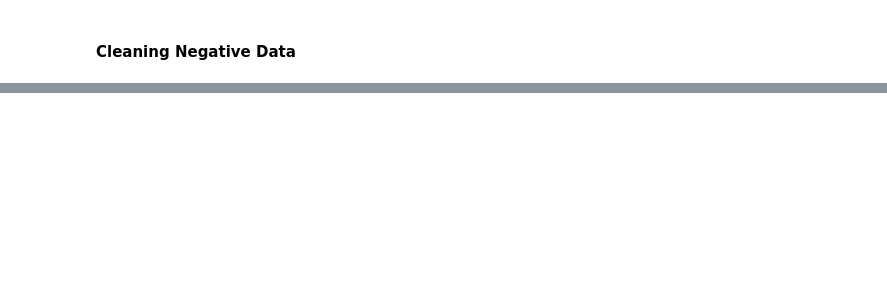
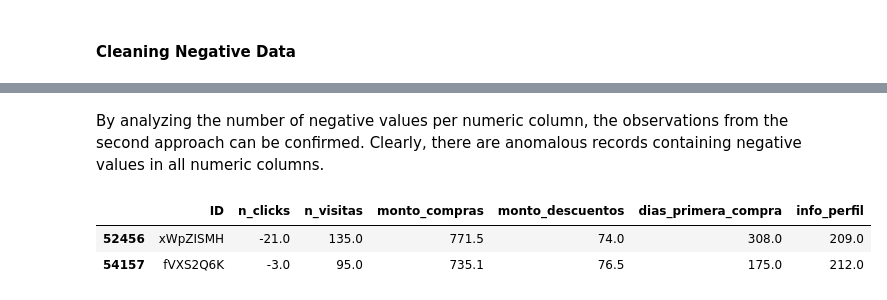
Before and after one commit to davexat/Client_Segmentation_Dashboard, a Jupyter notebook: notebooks/0.0_jtd_data_preparation.ipynb, the cells around one changed output, grey strips where cells are left out. Saved outputs shown, nothing was run; the diff lists cells and outputs as text; code cells hidden in the pictures; blank space fills up the shorter version.

```diff
--- a/notebooks/0.0_jtd_data_preparation.ipynb
+++ b/notebooks/0.0_jtd_data_preparation.ipynb
@@ -237,0 +242,11 @@ Negative values in `monto_descuentos` will be replaced with zero to simulate cas
+# %% [markdown]
+
+By analyzing the number of negative values per numeric column, the observations from the second approach can be confirmed. Clearly, there are anomalous records containing negative values in all numeric columns.
+# %%
+# Looking negative values in n_cliks column
+df_with_negatives = df[df["n_clicks"] < 0]
+df_with_negatives
+# %% [output]
+|  | ID | n_clicks | n_visitas | monto_compras | monto_descuentos | dias_primera_compra | info_perfil |
+| 52456 | xWpZISMH | -21.0 | 135.0 | 771.5 | 74.0 | 308.0 | 209.0 |
+| 54157 | fVXS2Q6K | -3.0 | 95.0 | 735.1 | 76.5 | 175.0 | 212.0 |
```
Also changed, not shown: parts of 36 cells of this notebook, 1 other file.
